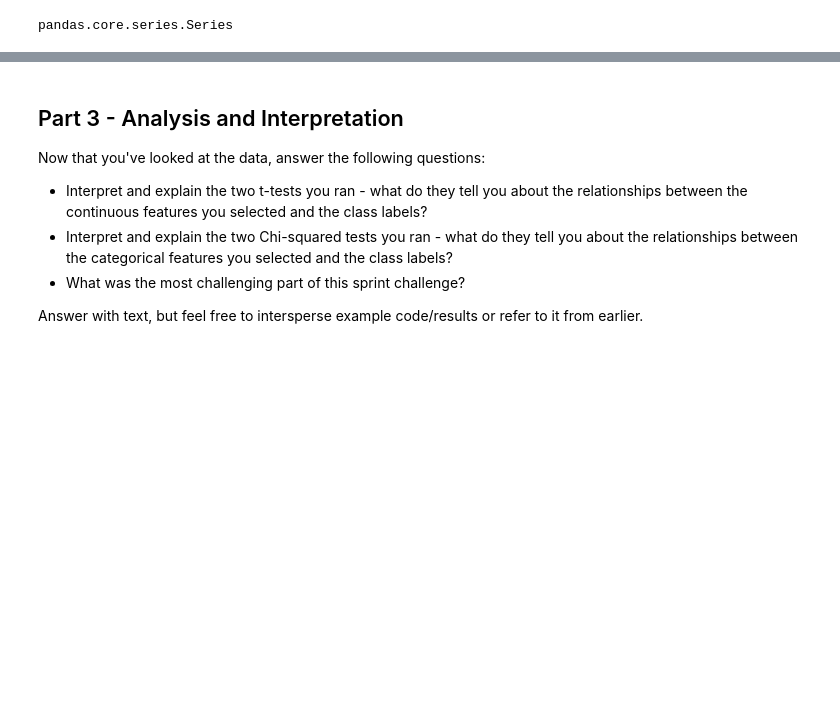
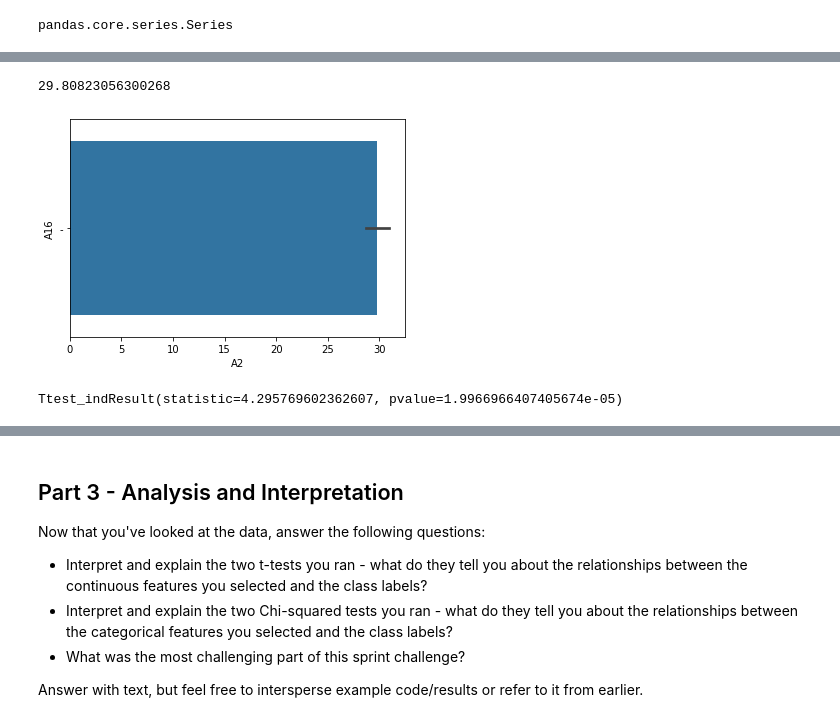
Before and after one commit to JackRossProjects/DS-Unit-1-Sprint-2-Statistics, a Jupyter notebook: DS_Unit_1_Sprint_Challenge_2.ipynb, the cells around one changed output, grey strips where cells are left out. Drawn from its saved outputs; the diff is of its cells as text; code cells hidden in the pictures; blank space fills up the shorter version.

```diff
--- a/DS_Unit_1_Sprint_Challenge_2.ipynb
+++ b/DS_Unit_1_Sprint_Challenge_2.ipynb
@@ -184,0 +259,10 @@ dtype: object
+# %%
+sns.barplot(x="A2", y="A16", data=minus_)
+print(minus_['A2'].mean())
+# %% [output]
+29.80823056300268
+[figure, added]
+# %%
+stats.ttest_ind(plus_['A2'], minus_['A2'], nan_policy='omit')
+# %% [output]
+Ttest_indResult(statistic=4.295769602362607, pvalue=1.9966966407405674e-05)
```
Also changed, not shown: parts of 36 cells of this notebook.
